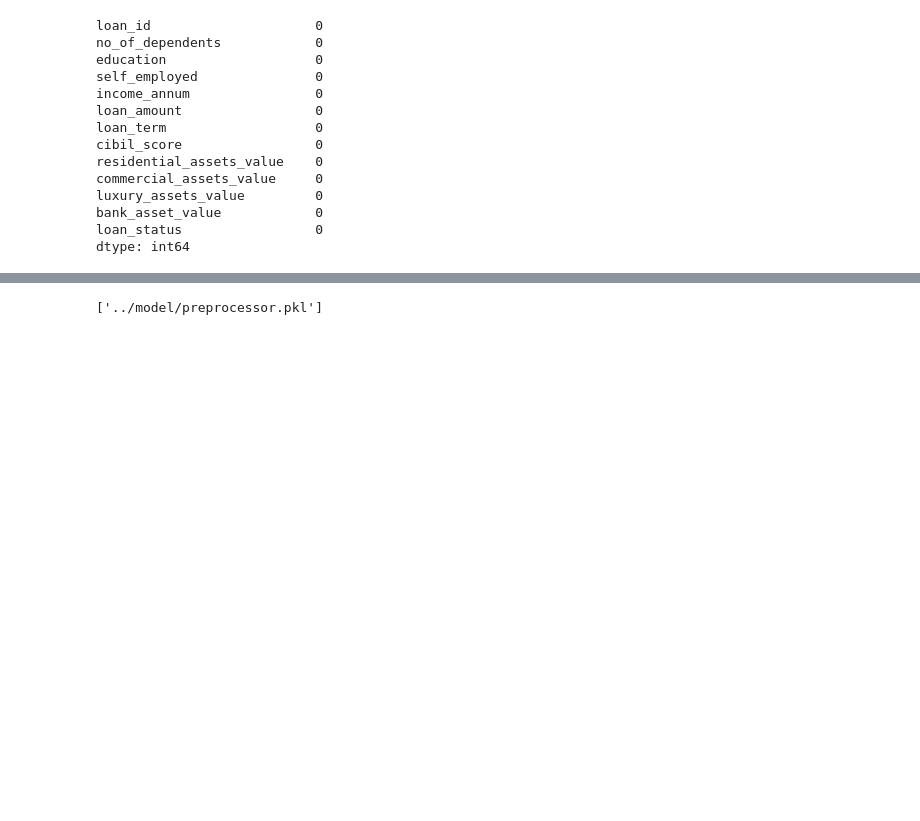
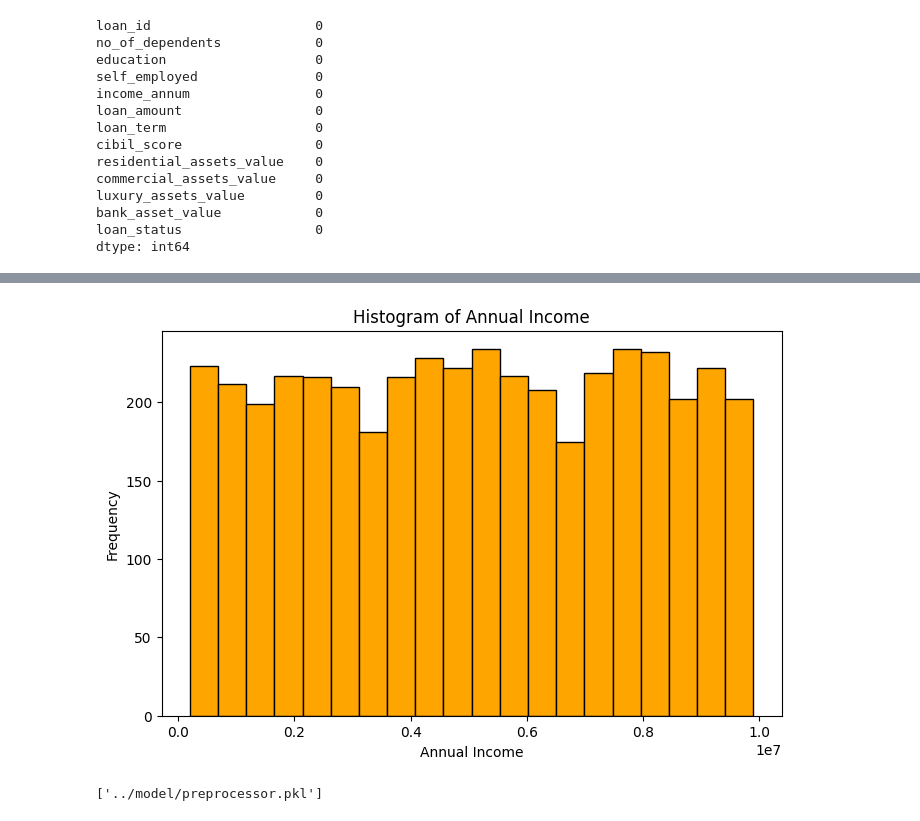
Before and after one commit to prakashwaddar628/loan_approval, a Jupyter notebook: backend/train_model/train_model.ipynb, the cells around one changed output, grey strips where cells are left out. Saved outputs shown, nothing was run; the diff lists cells and outputs as text; code cells hidden in the pictures; blank space fills up the shorter version.

```diff
--- a/backend/train_model/train_model.ipynb
+++ b/backend/train_model/train_model.ipynb
@@ -75,3 +89,13 @@ weighted avg       0.98      0.98      0.98       854
+# %%
+# Histogram for the 'income_annum' column
+plt.figure(figsize=(8, 5))
+plt.hist(data['income_annum'], bins=20, color='orange', edgecolor='black')
+plt.title('Histogram of Annual Income')
+plt.xlabel('Annual Income')
+plt.ylabel('Frequency')
+plt.show()
+# %% [output]
+[figure, added]
 # %%
 import joblib
 import os
```
Also changed, not shown: parts of 3 cells of this notebook, 7 other files.
